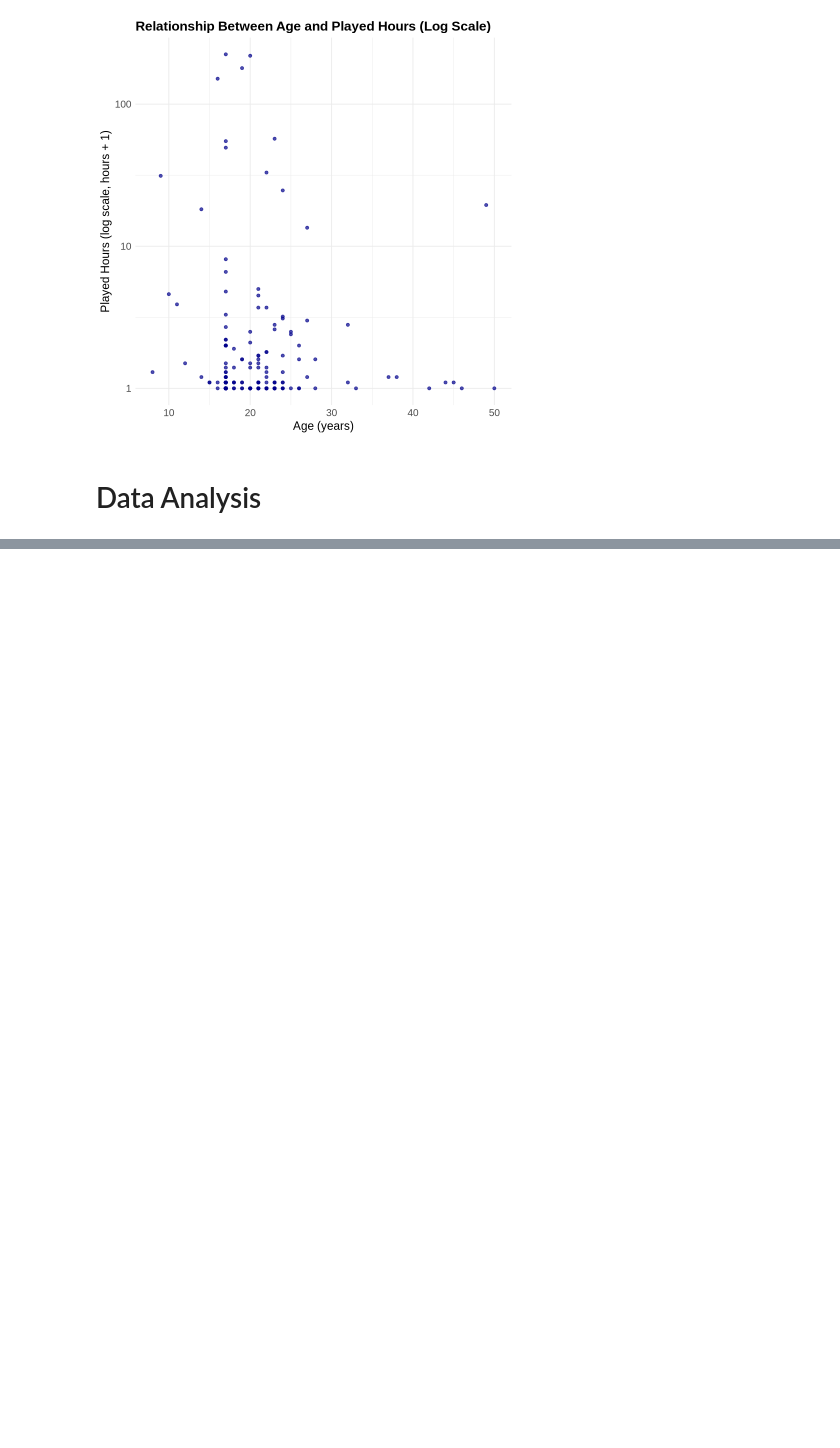
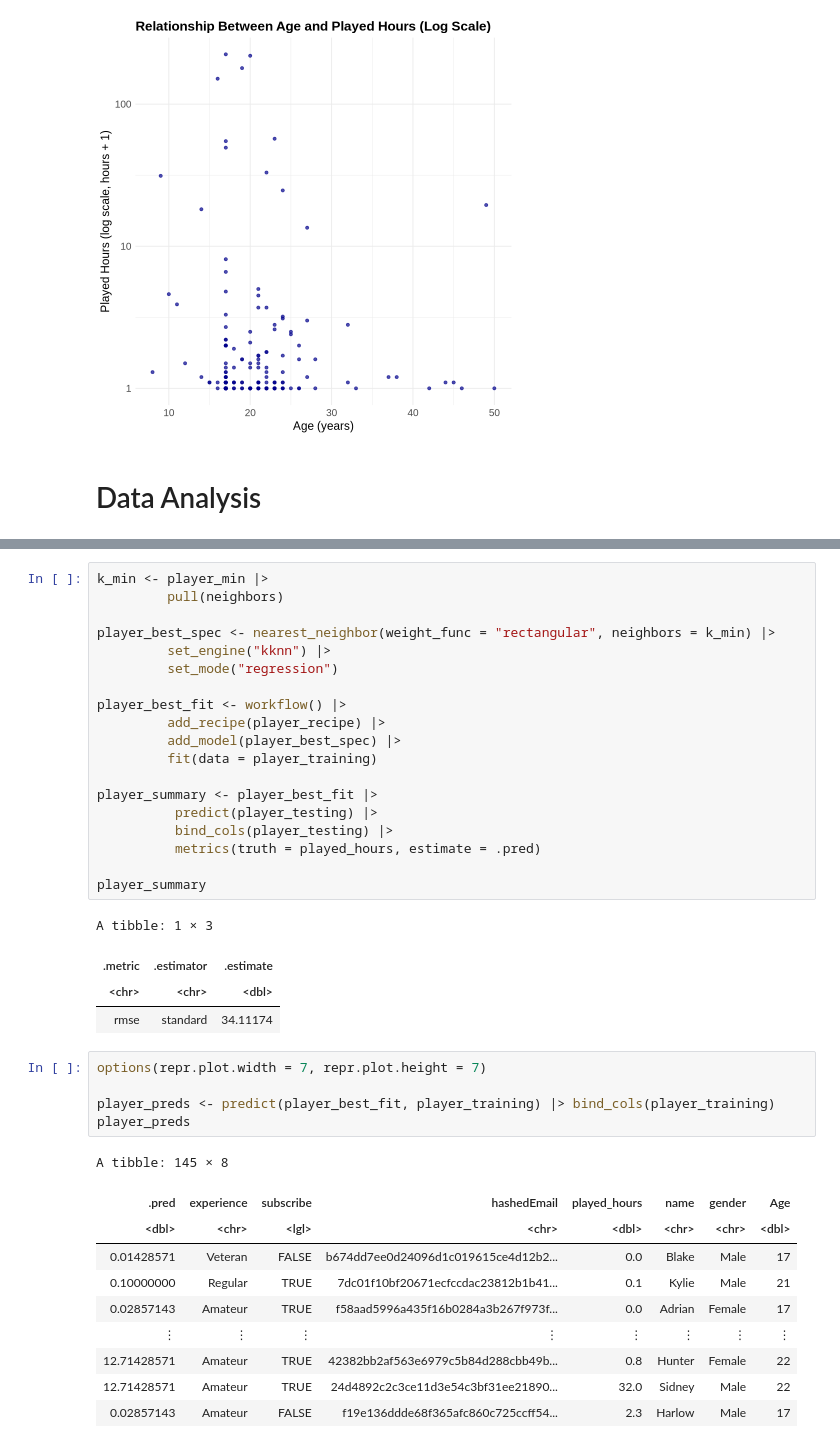
Before and after one commit to bruh309/dsciproject, a Jupyter notebook: Group Project.ipynb, the cells around one changed output, grey strips where cells are left out. Drawn from its saved outputs; the diff is of its cells as text; blank space fills up the shorter version.

```diff
--- a/Group Project.ipynb
+++ b/Group Project.ipynb
@@ -283,0 +285,40 @@ A tibble: 1 × 7
+# %%
+k_min <- player_min |>
+         pull(neighbors)
+
+player_best_spec <- nearest_neighbor(weight_func = "rectangular", neighbors = k_min) |>
+         set_engine("kknn") |>
+         set_mode("regression")
+
+player_best_fit <- workflow() |>
+         add_recipe(player_recipe) |>
+         add_model(player_best_spec) |>
+         fit(data = player_training)
+
+player_summary <- player_best_fit |>
+          predict(player_testing) |>
+          bind_cols(player_testing) |>
+          metrics(truth = played_hours, estimate = .pred)
+
+player_summary
+# %% [output]
+A tibble: 1 × 3
+| .metric | .estimator | .estimate |
+| <chr> | <chr> | <dbl> |
+| rmse | standard | 34.11174 |
+# %%
+options(repr.plot.width = 7, repr.plot.height = 7)
+
+player_preds <- predict(player_best_fit, player_training) |> bind_cols(player_training)
+player_preds
+# %% [output]
+A tibble: 145 × 8
+| .pred | experience | subscribe | hashedEmail | played_hours | name | gender | Age |
+| <dbl> | <chr> | <lgl> | <chr> | <dbl> | <chr> | <chr> | <dbl> |
+| 0.01428571 | Veteran | FALSE | b674dd7ee0d24096d1c019615ce4d12b2... | 0.0 | Blake | Male | 17 |
+| 0.10000000 | Regular | TRUE | 7dc01f10bf20671ecfccdac23812b1b41... | 0.1 | Kylie | Male | 21 |
+| 0.02857143 | Amateur | TRUE | f58aad5996a435f16b0284a3b267f973f... | 0.0 | Adrian | Female | 17 |
+| ⋮ | ⋮ | ⋮ | ⋮ | ⋮ | ⋮ | ⋮ | ⋮ |
+| 12.71428571 | Amateur | TRUE | 42382bb2af563e6979c5b84d288cbb49b... | 0.8 | Hunter | Female | 22 |
+| 12.71428571 | Amateur | TRUE | 24d4892c2c3ce11d3e54c3bf31ee21890... | 32.0 | Sidney | Male | 22 |
+| 0.02857143 | Amateur | FALSE | f19e136ddde68f365afc860c725ccff54... | 2.3 | Harlow | Male | 17 |
```
Also changed, not shown: parts of 2 cells of this notebook.
